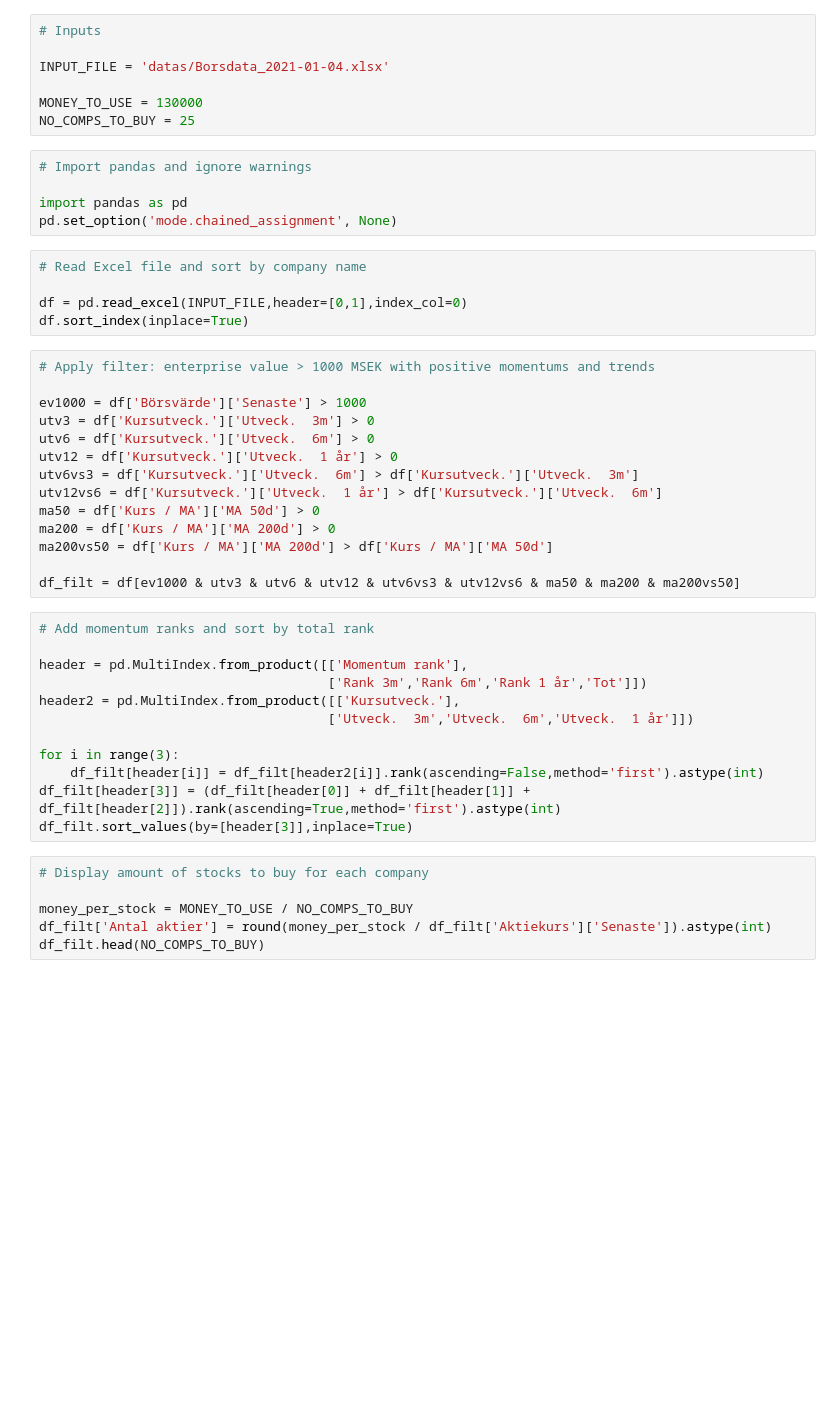
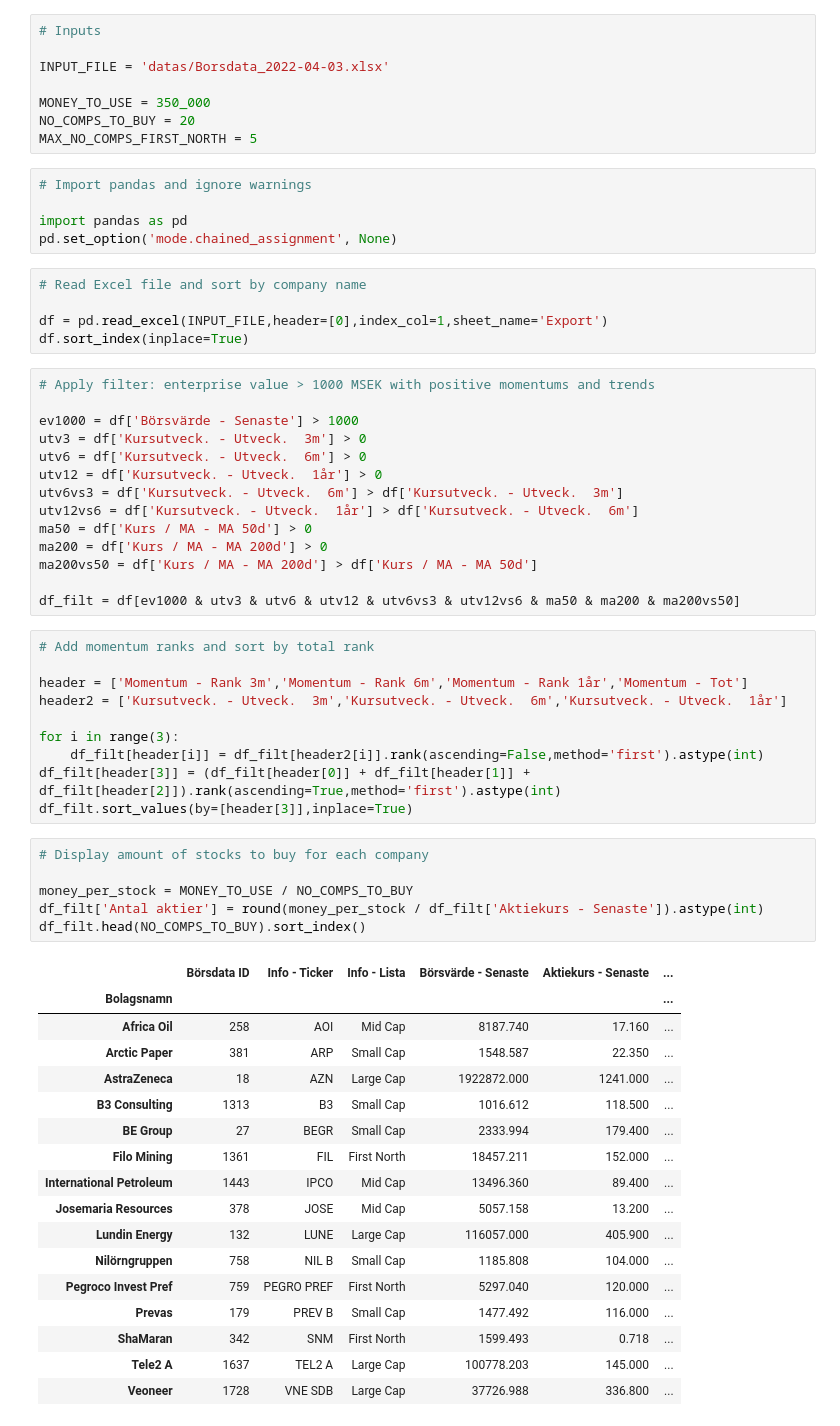
Before and after one commit to oski89/finance, a Jupyter notebook: momentum/borsdata.ipynb, the cells around one changed output. Cells and saved outputs as stored; diff of their text form; blank space fills up the shorter version.

```diff
--- a/momentum/borsdata.ipynb
+++ b/momentum/borsdata.ipynb
@@ -1,10 +1,11 @@
 # %%
 # Inputs
 
-INPUT_FILE = 'datas/Borsdata_2021-01-04.xlsx'
+INPUT_FILE = 'datas/Borsdata_2022-04-03.xlsx'
 
-MONEY_TO_USE = 130000
-NO_COMPS_TO_BUY = 25
+MONEY_TO_USE = 350_000
+NO_COMPS_TO_BUY = 20
+MAX_NO_COMPS_FIRST_NORTH = 5
 # %%
 # Import pandas and ignore warnings
 
@@ -13,29 +14,27 @@ pd.set_option('mode.chained_assignment', None)
 # %%
 # Read Excel file and sort by company name
 
-df = pd.read_excel(INPUT_FILE,header=[0,1],index_col=0)
+df = pd.read_excel(INPUT_FILE,header=[0],index_col=1,sheet_name='Export')
 df.sort_index(inplace=True)
 # %%
 # Apply filter: enterprise value > 1000 MSEK with positive momentums and trends
 
-ev1000 = df['Börsvärde']['Senaste'] > 1000
-utv3 = df['Kursutveck.']['Utveck.  3m'] > 0
-utv6 = df['Kursutveck.']['Utveck.  6m'] > 0
-utv12 = df['Kursutveck.']['Utveck.  1 år'] > 0
-utv6vs3 = df['Kursutveck.']['Utveck.  6m'] > df['Kursutveck.']['Utveck.  3m']
-utv12vs6 = df['Kursutveck.']['Utveck.  1 år'] > df['Kursutveck.']['Utveck.  6m']
-ma50 = df['Kurs / MA']['MA 50d'] > 0
-ma200 = df['Kurs / MA']['MA 200d'] > 0
-ma200vs50 = df['Kurs / MA']['MA 200d'] > df['Kurs / MA']['MA 50d']
+ev1000 = df['Börsvärde - Senaste'] > 1000
+utv3 = df['Kursutveck. - Utveck.  3m'] > 0
+utv6 = df['Kursutveck. - Utveck.  6m'] > 0
+utv12 = df['Kursutveck. - Utveck.  1år'] > 0
+utv6vs3 = df['Kursutveck. - Utveck.  6m'] > df['Kursutveck. - Utveck.  3m']
+utv12vs6 = df['Kursutveck. - Utveck.  1år'] > df['Kursutveck. - Utveck.  6m']
+ma50 = df['Kurs / MA - MA 50d'] > 0
+ma200 = df['Kurs / MA - MA 200d'] > 0
+ma200vs50 = df['Kurs / MA - MA 200d'] > df['Kurs / MA - MA 50d']
 
 df_filt = df[ev1000 & utv3 & utv6 & utv12 & utv6vs3 & utv12vs6 & ma50 & ma200 & ma200vs50]
 # %%
 # Add momentum ranks and sort by total rank
 
-header = pd.MultiIndex.from_product([['Momentum rank'],
-                                     ['Rank 3m','Rank 6m','Rank 1 år','Tot']])
-header2 = pd.MultiIndex.from_product([['Kursutveck.'],
-                                     ['Utveck.  3m','Utveck.  6m','Utveck.  1 år']])
+header = ['Momentum - Rank 3m','Momentum - Rank 6m','Momentum - Rank 1år','Momentum - Tot']
+header2 = ['Kursutveck. - Utveck.  3m','Kursutveck. - Utveck.  6m','Kursutveck. - Utveck.  1år']
 
 for i in range(3):
     df_filt[header[i]] = df_filt[header2[i]].rank(ascending=False,method='first').astype(int)
@@ -44,9 +43,27 @@ df_filt.sort_values(by=[header[3]],inplace=True)
 # %%
 # Display amount of stocks to buy for each company
 
 money_per_stock = MONEY_TO_USE / NO_COMPS_TO_BUY
-df_filt['Antal aktier'] = round(money_per_stock / df_filt['Aktiekurs']['Senaste']).astype(int)
-df_filt.head(NO_COMPS_TO_BUY)
+df_filt['Antal aktier'] = round(money_per_stock / df_filt['Aktiekurs - Senaste']).astype(int)
+df_filt.head(NO_COMPS_TO_BUY).sort_index()
+# %% [output]
+|  | Börsdata ID | Info - Ticker | Info - Lista | Börsvärde - Senaste | Aktiekurs - Senaste | ... |
+| Bolagsnamn |  |  |  |  |  | ... |
+| Africa Oil | 258 | AOI | Mid Cap | 8187.740 | 17.160 | ... |
+| Arctic Paper | 381 | ARP | Small Cap | 1548.587 | 22.350 | ... |
+| AstraZeneca | 18 | AZN | Large Cap | 1922872.000 | 1241.000 | ... |
+| B3 Consulting | 1313 | B3 | Small Cap | 1016.612 | 118.500 | ... |
+| BE Group | 27 | BEGR | Small Cap | 2333.994 | 179.400 | ... |
+| Filo Mining | 1361 | FIL | First North | 18457.211 | 152.000 | ... |
+| International Petroleum | 1443 | IPCO | Mid Cap | 13496.360 | 89.400 | ... |
+| Josemaria Resources | 378 | JOSE | Mid Cap | 5057.158 | 13.200 | ... |
+| Lundin Energy | 132 | LUNE | Large Cap | 116057.000 | 405.900 | ... |
+| Nilörngruppen | 758 | NIL B | Small Cap | 1185.808 | 104.000 | ... |
+| Pegroco Invest Pref | 759 | PEGRO PREF | First North | 5297.040 | 120.000 | ... |
+| Prevas | 179 | PREV B | Small Cap | 1477.492 | 116.000 | ... |
+| ShaMaran | 342 | SNM | First North | 1599.493 | 0.718 | ... |
+| Tele2 A | 1637 | TEL2 A | Large Cap | 100778.203 | 145.000 | ... |
+| Veoneer | 1728 | VNE SDB | Large Cap | 37726.988 | 336.800 | ... |
 # %%
 # Display number of companies from each list
 
```
Also changed, not shown: parts of 4 cells of this notebook, 25 other files.
